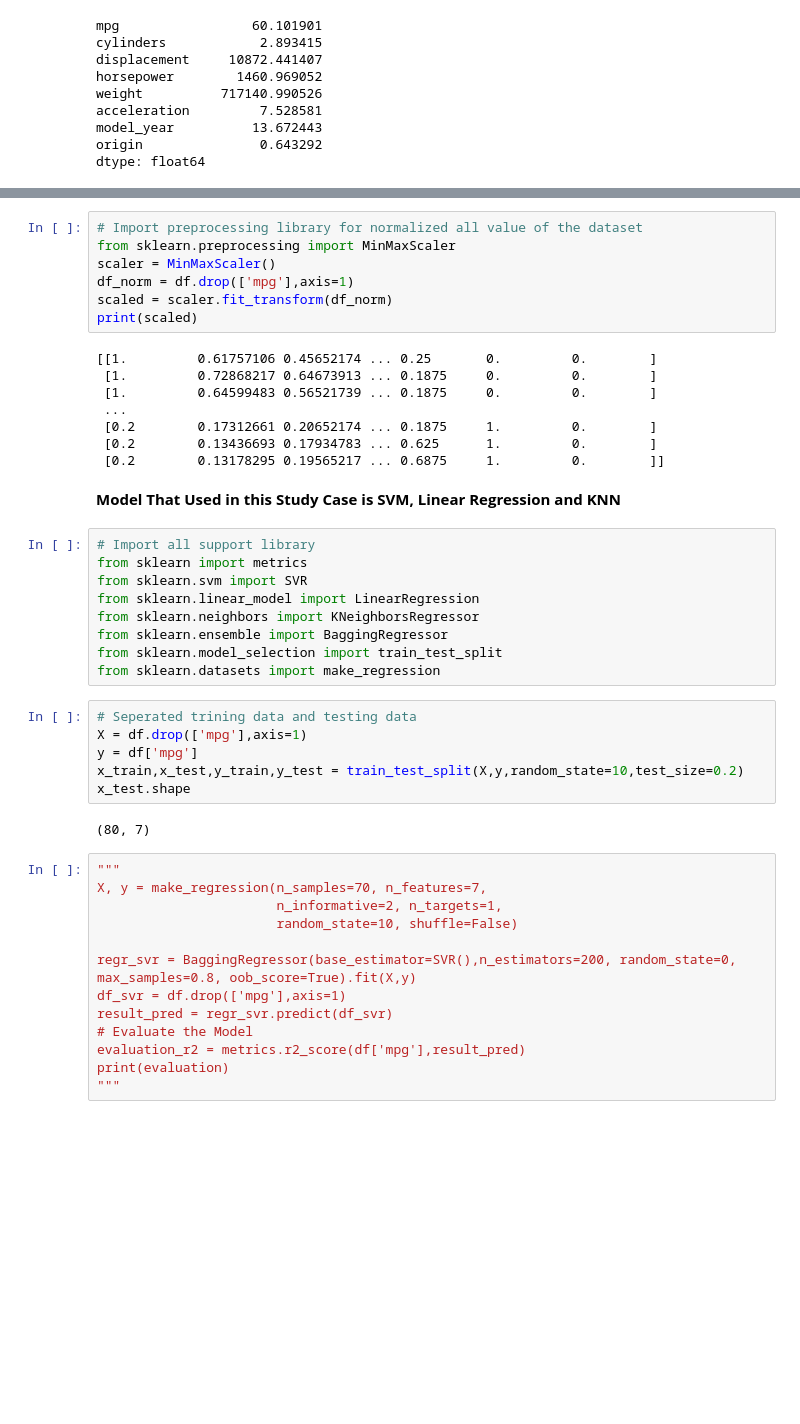
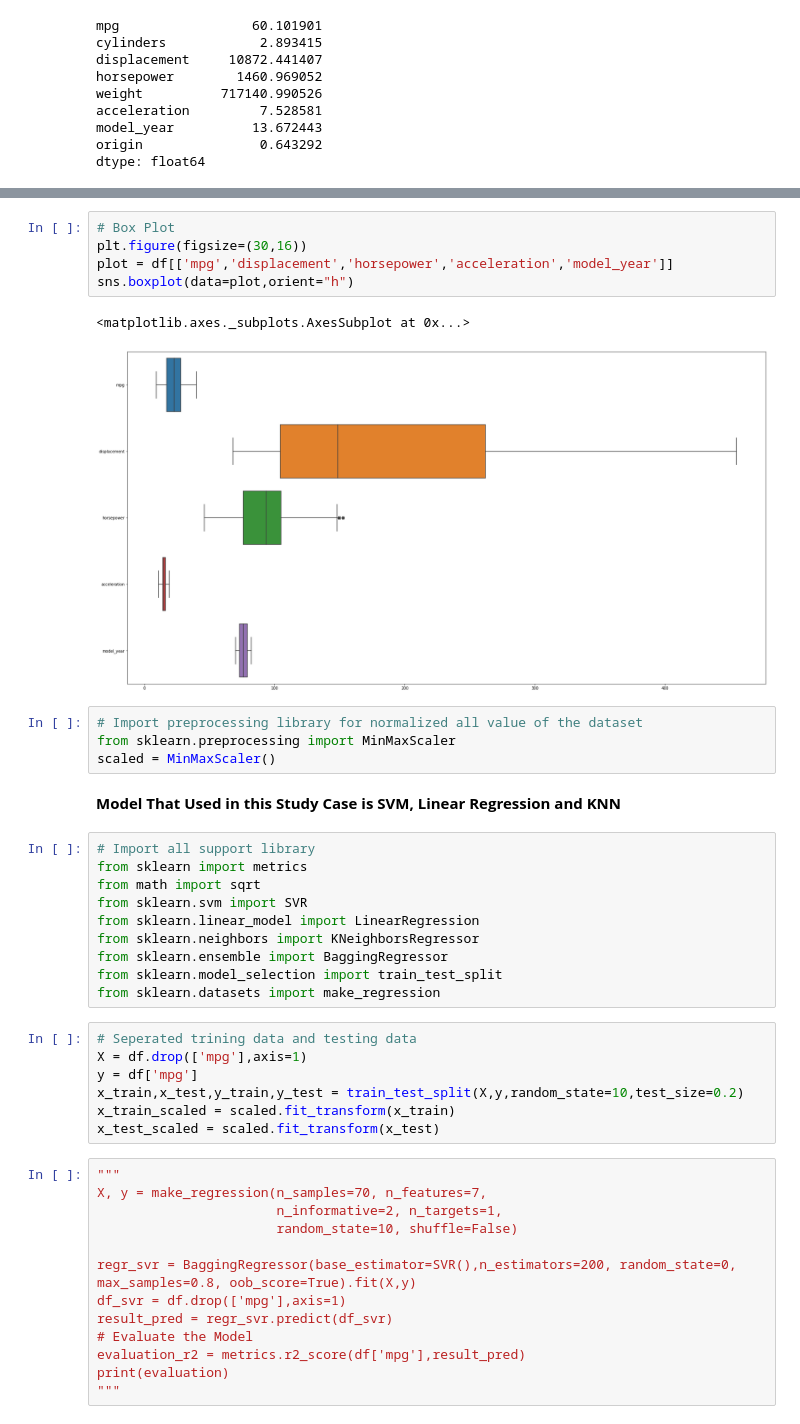
Before and after one commit to kelvynlukito/MachineLearning_Regression-with-Bagging, a Jupyter notebook: Regression_Bagging_MPG.ipynb, the cells around one changed output, grey strips where cells are left out. Saved outputs shown, nothing was run; the diff lists cells and outputs as text; blank space fills up the shorter version.

```diff
--- a/Regression_Bagging_MPG.ipynb
+++ b/Regression_Bagging_MPG.ipynb
@@ -133,23 +197,21 @@ dtype: float64
+# %%
+# Box Plot
+plt.figure(figsize=(30,16))
+plot = df[['mpg','displacement','horsepower','acceleration','model_year']]
+sns.boxplot(data=plot,orient="h")
+# %% [output]
+<matplotlib.axes._subplots.AxesSubplot at 0x...>
+[figure, added]
 # %%
 # Import preprocessing library for normalized all value of the dataset
 from sklearn.preprocessing import MinMaxScaler
-scaler = MinMaxScaler()
-df_norm = df.drop(['mpg'],axis=1)
-scaled = scaler.fit_transform(df_norm)
-print(scaled)
+scaled = MinMaxScaler()
-# %% [output]
-[[1.         0.61757106 0.45652174 ... 0.25       0.         0.        ]
- [1.         0.72868217 0.64673913 ... 0.1875     0.         0.        ]
- [1.         0.64599483 0.56521739 ... 0.1875     0.         0.        ]
- ...
- [0.2        0.17312661 0.20652174 ... 0.1875     1.         0.        ]
- [0.2        0.13436693 0.17934783 ... 0.625      1.         0.        ]
- [0.2        0.13178295 0.19565217 ... 0.6875     1.         0.        ]]
 # %% [markdown]
 **Model That Used in this Study Case is SVM, Linear Regression and KNN**
 # %%
 # Import all support library
 from sklearn import metrics
+from math import sqrt
 from sklearn.svm import SVR
 from sklearn.linear_model import LinearRegression
 from sklearn.neighbors import KNeighborsRegressor
@@ -161,9 +223,8 @@ from sklearn.datasets import make_regression
 X = df.drop(['mpg'],axis=1)
 y = df['mpg']
 x_train,x_test,y_train,y_test = train_test_split(X,y,random_state=10,test_size=0.2)
-x_test.shape
+x_train_scaled = scaled.fit_transform(x_train)
+x_test_scaled = scaled.fit_transform(x_test)
-# %% [output]
-(80, 7)
 # %%
 """
 X, y = make_regression(n_samples=70, n_features=7,
```
Also changed, not shown: parts of 10 cells of this notebook.
